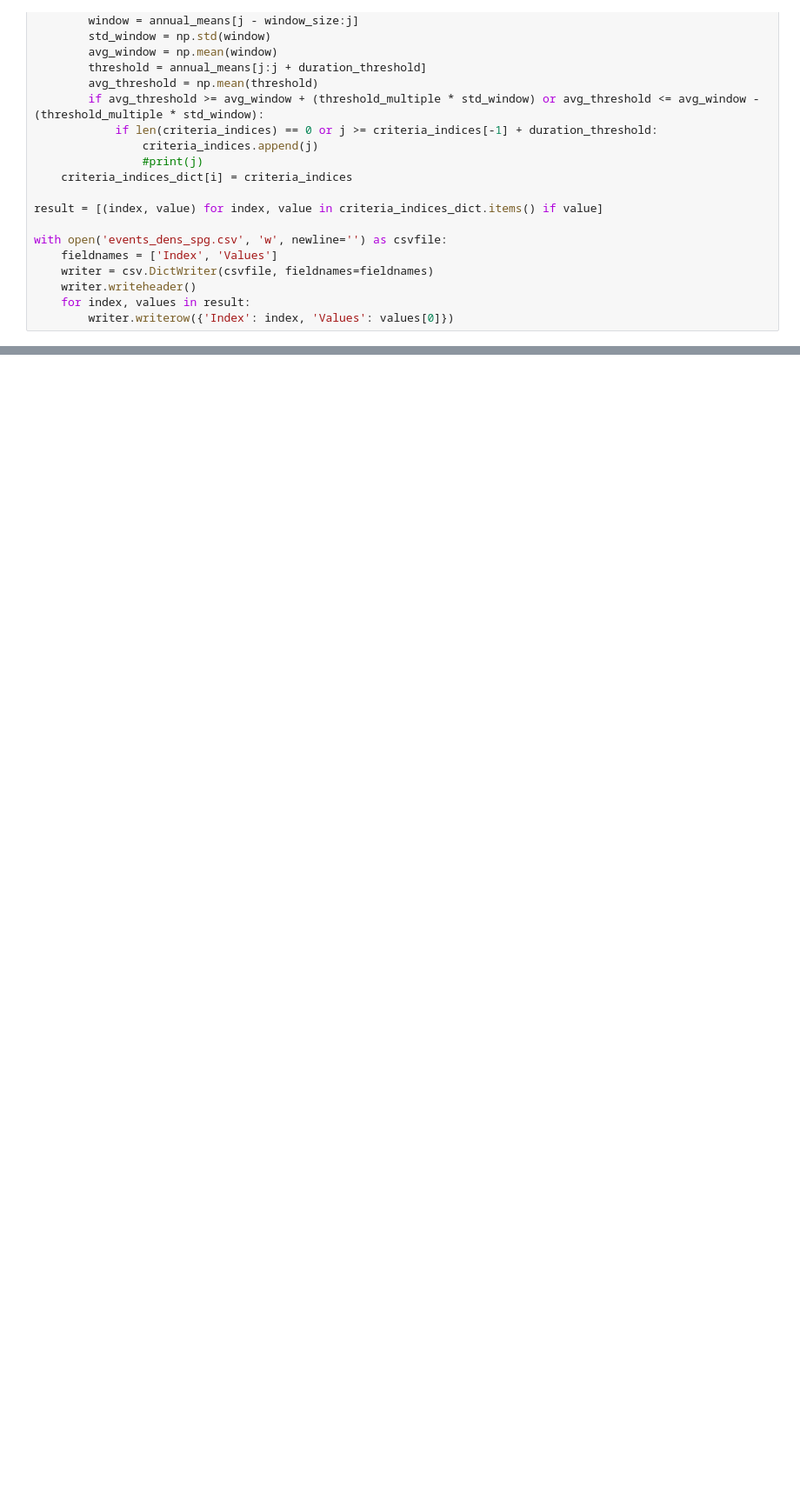
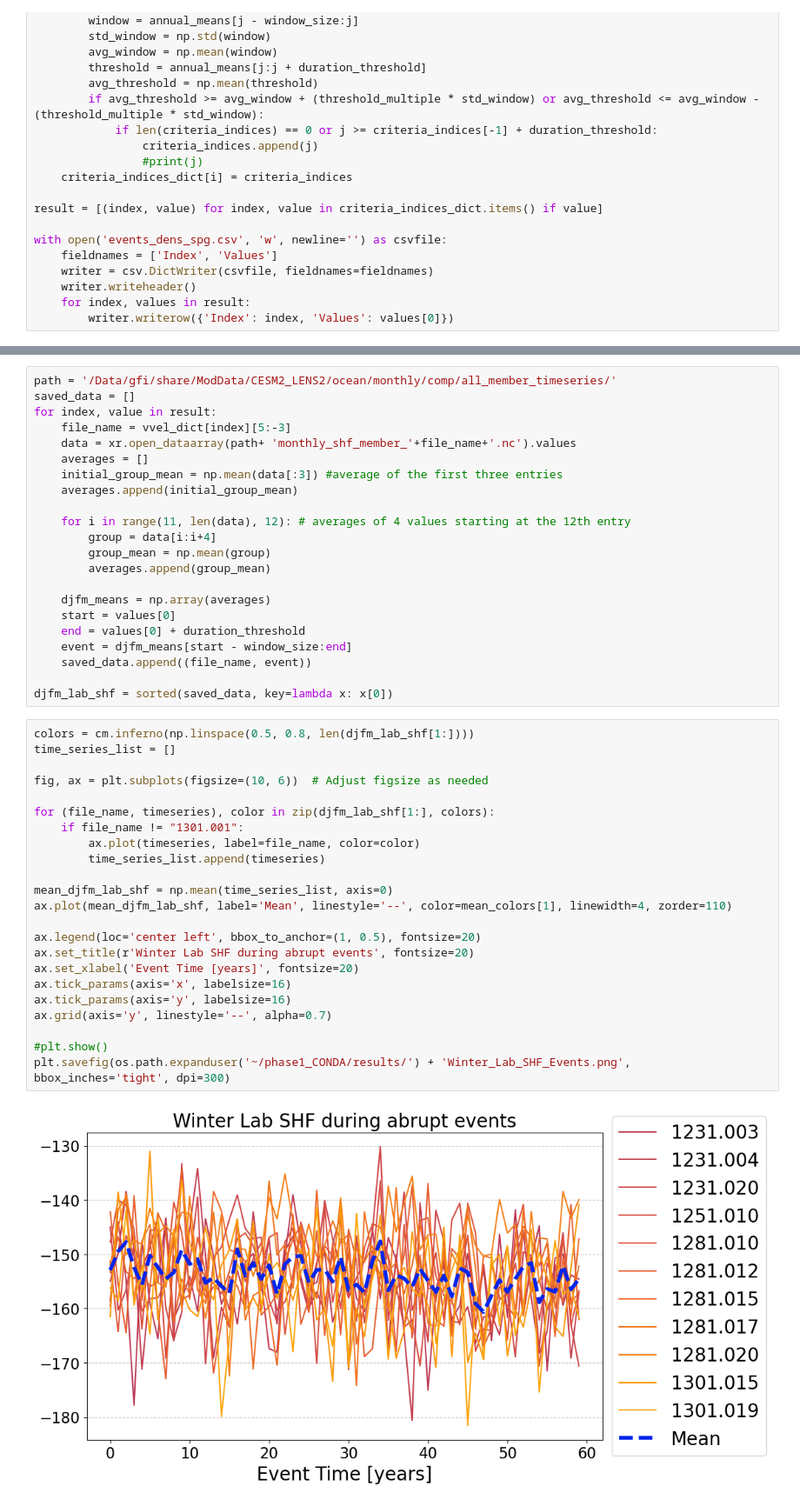
Before and after one commit to inagler/current, a Jupyter notebook: Trigger_refined.ipynb, the cells around one changed output, grey strips where cells are left out. Shown at 87% size. Cells and saved outputs as stored; diff of their text form; blank space fills up the shorter version.

```diff
--- a/Trigger_refined.ipynb
+++ b/Trigger_refined.ipynb
@@ -203,0 +114,47 @@ plt.savefig(os.path.expanduser('~/phase1_CONDA/results/') + 'Annual_Lab_SHF_Even
+# %%
+path = '/Data/gfi/share/ModData/CESM2_LENS2/ocean/monthly/comp/all_member_timeseries/'
+saved_data = []
+for index, value in result:
+    file_name = vvel_dict[index][5:-3]
+    data = xr.open_dataarray(path+ 'monthly_shf_member_'+file_name+'.nc').values
+    averages = []
+    initial_group_mean = np.mean(data[:3]) #average of the first three entries
+    averages.append(initial_group_mean)
+
+    for i in range(11, len(data), 12): # averages of 4 values starting at the 12th entry
+        group = data[i:i+4]
+        group_mean = np.mean(group)
+        averages.append(group_mean)
+
+    djfm_means = np.array(averages)
+    start = values[0]
+    end = values[0] + duration_threshold
+    event = djfm_means[start - window_size:end]
+    saved_data.append((file_name, event))
+
+djfm_lab_shf = sorted(saved_data, key=lambda x: x[0])
+# %%
+colors = cm.inferno(np.linspace(0.5, 0.8, len(djfm_lab_shf[1:])))
+time_series_list = []
+
+fig, ax = plt.subplots(figsize=(10, 6))  # Adjust figsize as needed
+
+for (file_name, timeseries), color in zip(djfm_lab_shf[1:], colors):
+    if file_name != "1301.001":
+        ax.plot(timeseries, label=file_name, color=color)
+        time_series_list.append(timeseries)
+
+mean_djfm_lab_shf = np.mean(time_series_list, axis=0)
+ax.plot(mean_djfm_lab_shf, label='Mean', linestyle='--', color=mean_colors[1], linewidth=4, zorder=110)
+
+ax.legend(loc='center left', bbox_to_anchor=(1, 0.5), fontsize=20)
+ax.set_title(r'Winter Lab SHF during abrupt events', fontsize=20)
+ax.set_xlabel('Event Time [years]', fontsize=20)
+ax.tick_params(axis='x', labelsize=16)
+ax.tick_params(axis='y', labelsize=16)
+ax.grid(axis='y', linestyle='--', alpha=0.7)
+
+#plt.show()
+plt.savefig(os.path.expanduser('~/phase1_CONDA/results/') + 'Winter_Lab_SHF_Events.png', bbox_inches='tight', dpi=300)
+# %% [output]
+[figure, added]
```
Also changed, not shown: parts of 29 cells of this notebook, 1 other file.
